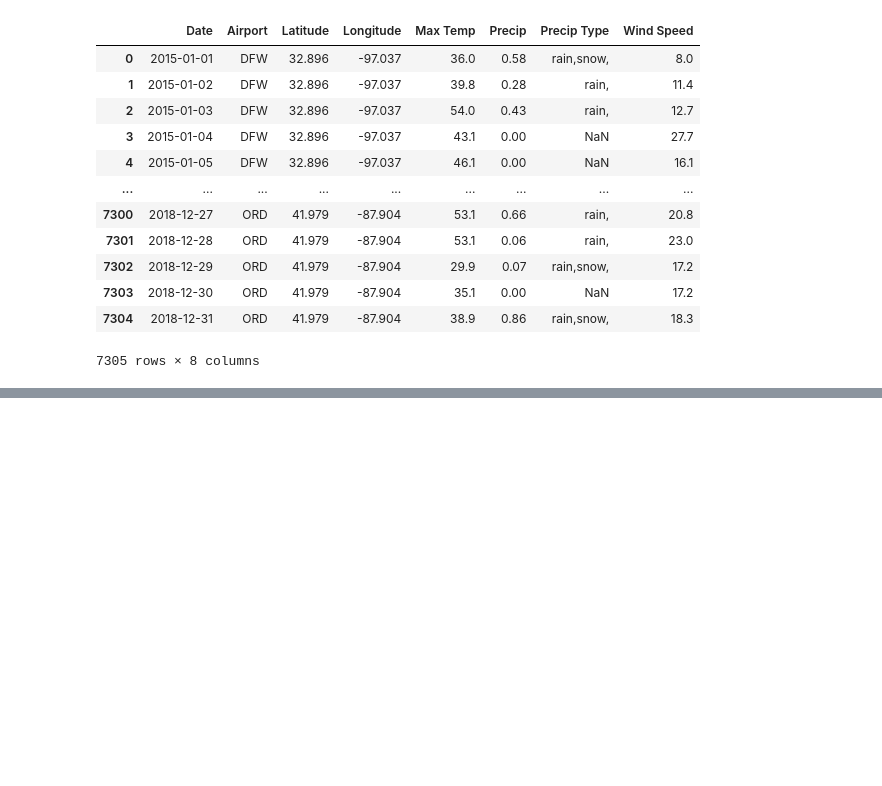
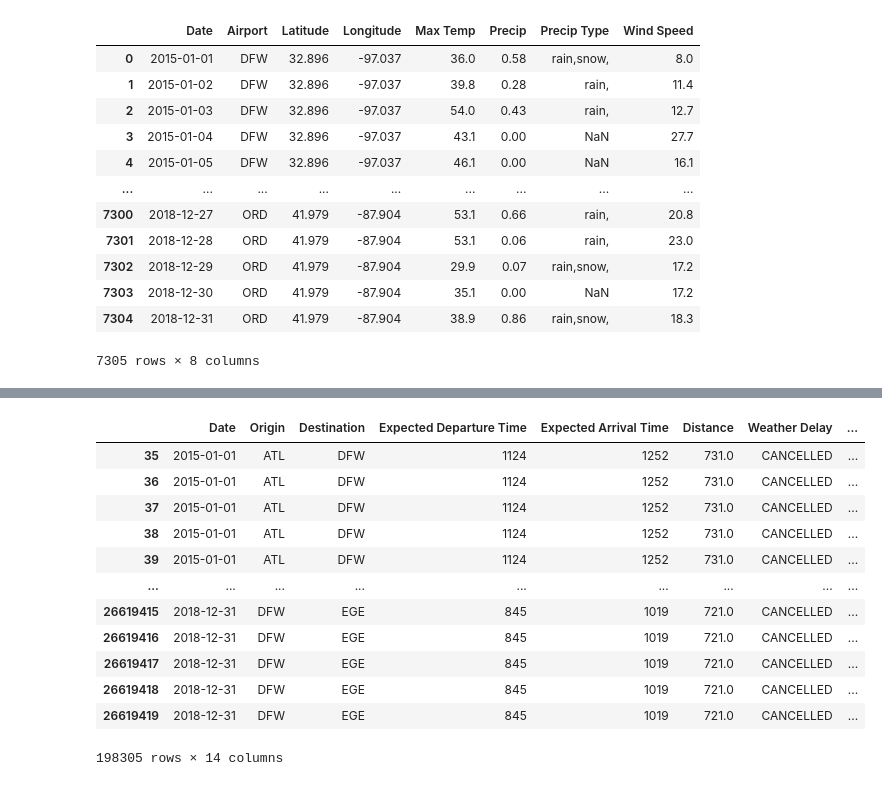
Before and after one commit to domingo-aj/Group-Project-1, a Jupyter notebook: Updated Clean Flight Data.ipynb, the cells around one changed output, grey strips where cells are left out. Cells and saved outputs as stored; diff of their text form; code cells hidden in the pictures; blank space fills up the shorter version.

```diff
--- a/Updated Clean Flight Data.ipynb
+++ b/Updated Clean Flight Data.ipynb
@@ -75,0 +114,16 @@ cancelled = summary.loc[all_data["Weather Delay"] == "CANCELLED"]
+# %%
+cancelled
+# %% [output]
+|  | Date | Origin | Destination | Expected Departure Time | Expected Arrival Time | Distance | Weather Delay | ... |
+| 35 | 2015-01-01 | ATL | DFW | 1124 | 1252 | 731.0 | CANCELLED | ... |
+| 36 | 2015-01-01 | ATL | DFW | 1124 | 1252 | 731.0 | CANCELLED | ... |
+| 37 | 2015-01-01 | ATL | DFW | 1124 | 1252 | 731.0 | CANCELLED | ... |
+| 38 | 2015-01-01 | ATL | DFW | 1124 | 1252 | 731.0 | CANCELLED | ... |
+| 39 | 2015-01-01 | ATL | DFW | 1124 | 1252 | 731.0 | CANCELLED | ... |
+| ... | ... | ... | ... | ... | ... | ... | ... | ... |
+| 26619415 | 2018-12-31 | DFW | EGE | 845 | 1019 | 721.0 | CANCELLED | ... |
+| 26619416 | 2018-12-31 | DFW | EGE | 845 | 1019 | 721.0 | CANCELLED | ... |
+| 26619417 | 2018-12-31 | DFW | EGE | 845 | 1019 | 721.0 | CANCELLED | ... |
+| 26619418 | 2018-12-31 | DFW | EGE | 845 | 1019 | 721.0 | CANCELLED | ... |
+| 26619419 | 2018-12-31 | DFW | EGE | 845 | 1019 | 721.0 | CANCELLED | ... |
+198305 rows × 14 columns
```
Also changed, not shown: parts of 5 cells of this notebook.
